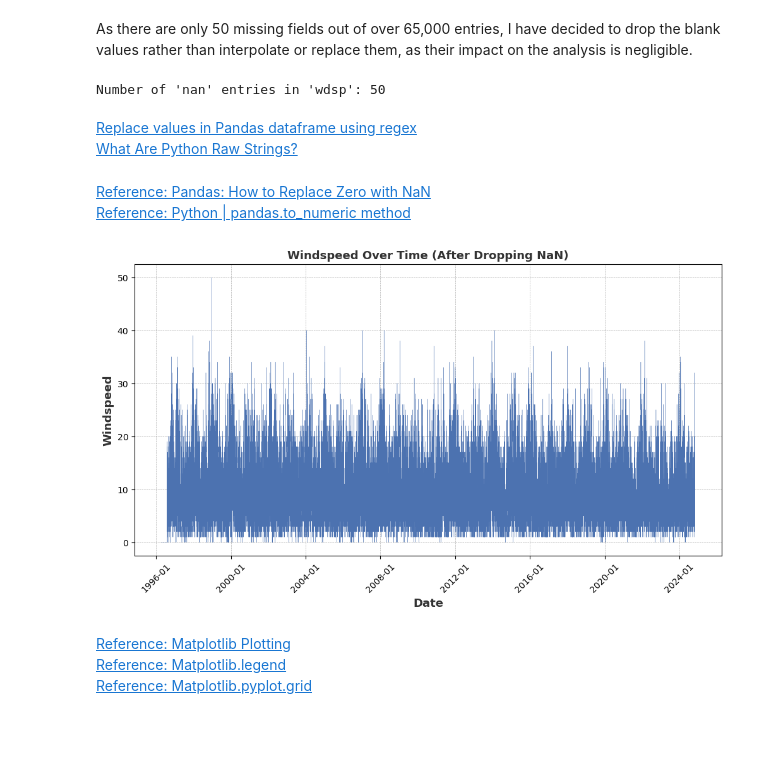
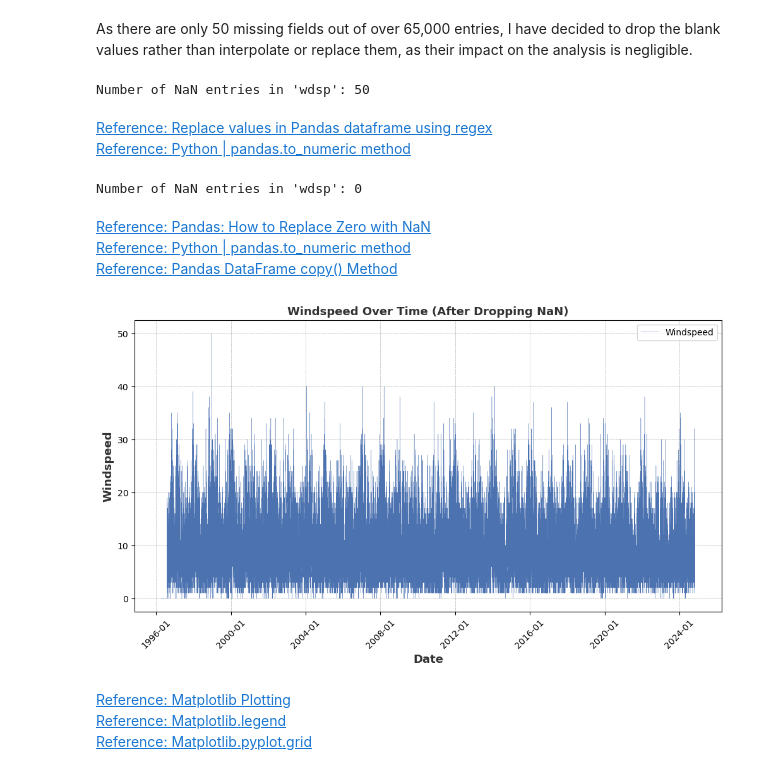
Before and after one commit to sarahembarry/PFDA-assignments, a Jupyter notebook: assignment_6_Weather.ipynb, the cells around one changed output. Cells and saved outputs as stored; diff of their text form; code cells hidden in the pictures; blank space fills up the shorter version.

Commit message:
Missing values for windspeed refactor and add references to notebooks

```diff
--- a/assignment_6_Weather.ipynb
+++ b/assignment_6_Weather.ipynb
@@ -9,7 +16,7 @@ data = pd.read_csv(url, skiprows=23, low_memory=False)
 [Reference: Pandas read_csv: low_memory and dtype options](https://www.geeksforgeeks.org/pandas-read_csv-low_memory-and-dtype-options/)<br/>
 [Reference: Skip rows during csv import pandas](https://stackoverflow.com/questions/20637439/skip-rows-during-csv-import-pandas)
 # %%
-data['date'] = pd.to_datetime(data['date'], format='%d-%b-%Y %H:%M')
+data['date'] = pd.to_datetime(data['date'], format='%d-%b-%Y %H:%M',errors='coerce')
 # %% [markdown]
 [Reference: How to Specify Format in pandas.to_datetime](https://www.statology.org/pandas-to-datetime-format/) <br/>
 # %% [markdown]
@@ -83,33 +91,42 @@ Number of blank fields in 'wdsp': 50
 # %% [markdown]
 As there are only 50 missing fields out of over 65,000 entries, I have decided to drop the blank values rather than interpolate or replace them, as their impact on the analysis is negligible.
 # %%
+data['wdsp'] = data['wdsp'].replace(r'^ *$', np.nan, regex=True)
 
-data['wdsp'] = data['wdsp'].replace(r'^ *$', 'nan', regex=True)
-nan_count = (data['wdsp'] == 'nan').sum()
-print(f"Number of 'nan' entries in 'wdsp': {nan_count}")
+data['wdsp'] = pd.to_numeric(data['wdsp'], errors='coerce')
+
+nan_count = data['wdsp'].isna().sum()
+print(f"Number of NaN entries in 'wdsp': {nan_count}")
 # %% [output]
-Number of 'nan' entries in 'wdsp': 50
+Number of NaN entries in 'wdsp': 50
 # %% [markdown]
-[Replace values in Pandas dataframe using regex](https://www.geeksforgeeks.org/replace-values-in-pandas-dataframe-using-regex/)<br/>
-[What Are Python Raw Strings?](https://realpython.com/python-raw-strings/)
+[Reference: Replace values in Pandas dataframe using regex](https://www.geeksforgeeks.org/replace-values-in-pandas-dataframe-using-regex/)<br/>
+[Reference: Python | pandas.to_numeric method](https://www.geeksforgeeks.org/python-pandas-to_numeric-method/)
-# %%
-data['wdsp'] = pd.to_numeric(data['wdsp'], errors='coerce')
-data = data.dropna(subset=['wdsp'])
+# %%
+# Drop rows with NaN values in the 'wdsp' column to clean the data
+cleaned_wdsp_data = data.dropna(subset=['wdsp']).copy()
+
+nan_count = cleaned_wdsp_data['wdsp'].isna().sum()
+print(f"Number of NaN entries in 'wdsp': {nan_count}")
+# %% [output]
+Number of NaN entries in 'wdsp': 0
 # %% [markdown]
 [Reference: Pandas: How to Replace Zero with NaN](https://www.statology.org/pandas-replace-0-with-nan/)<br/>
-[Reference: Python | pandas.to_numeric method](https://www.geeksforgeeks.org/python-pandas-to_numeric-method/)
+[Reference: Python | pandas.to_numeric method](https://www.geeksforgeeks.org/python-pandas-to_numeric-method/)<br/>
+[Reference: Pandas DataFrame copy() Method](https://www.w3schools.com/python/pandas/ref_df_copy.asp)
 # %%
 plt.figure(figsize=(12, 6))
-plt.plot(data['date'], data['wdsp'], label='Windspeed', color='#4C72B0', linestyle='-', linewidth=0.25)
+plt.plot(cleaned_wdsp_data.index, cleaned_wdsp_data['wdsp'], label='Windspeed', color='#4C72B0', linestyle='-', linewidth=0.25)
 plt.xlabel('Date', fontsize=13, fontweight='bold', color='#333333')
 plt.ylabel('Windspeed', fontsize=13, fontweight='bold', color='#333333')
 plt.title('Windspeed Over Time (After Dropping NaN)', fontsize=13, fontweight='bold', color='#333333')
 plt.grid(visible=True, linestyle='--', linewidth=0.5, color='gray', alpha=0.6)
 plt.gca().xaxis.set_major_formatter(plt.matplotlib.dates.DateFormatter('%Y-%m'))
 plt.xticks(rotation=45)
+plt.legend()
 plt.show()
 # %% [output]
-[figure, old version]
+[figure, new version]
 # %% [markdown]
 [Reference: Matplotlib Plotting](https://www.w3schools.com/python/matplotlib_plotting.asp)<br/>
 [Reference: Matplotlib.legend](https://matplotlib.org/stable/api/legend_api.html)<br/>
```
Also changed, not shown: parts of 11 cells of this notebook, 4 other files.
